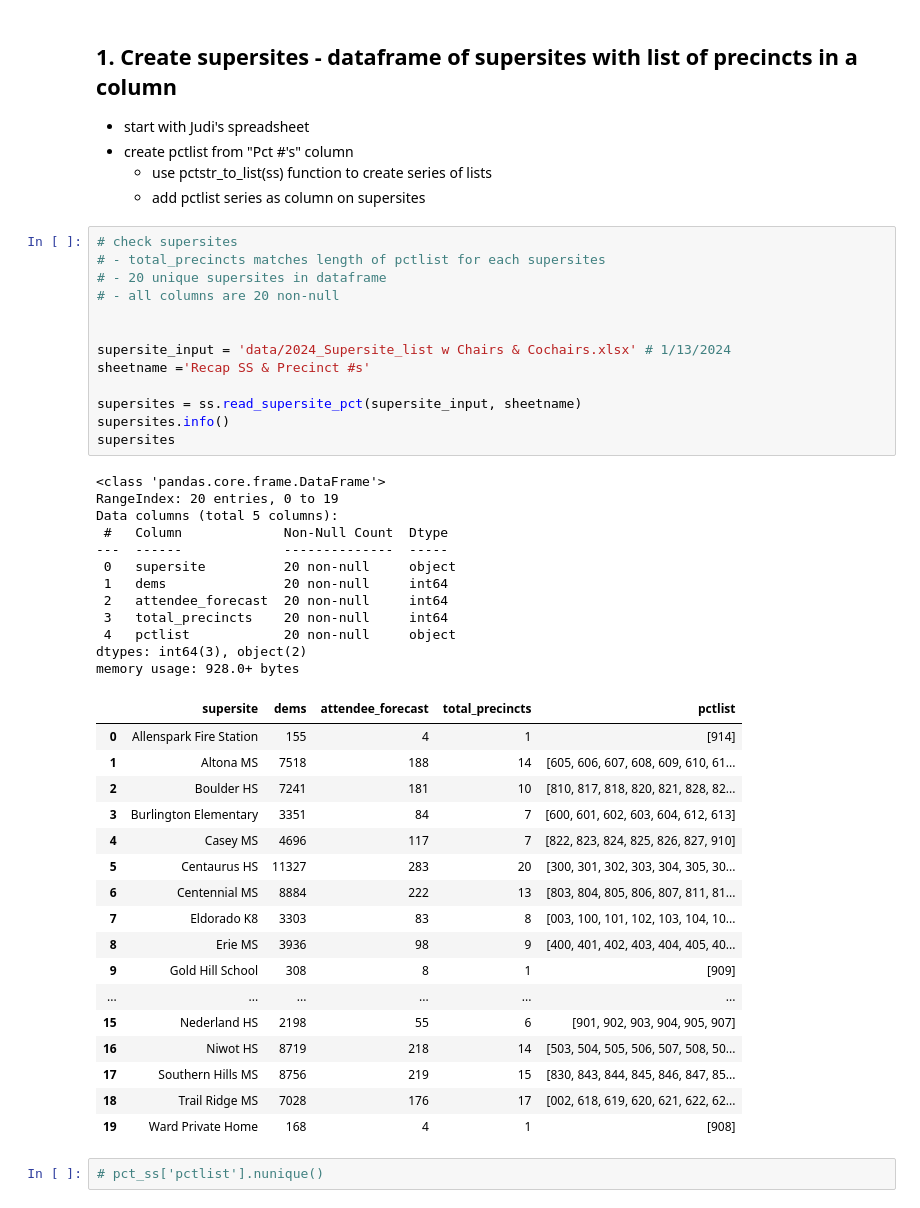
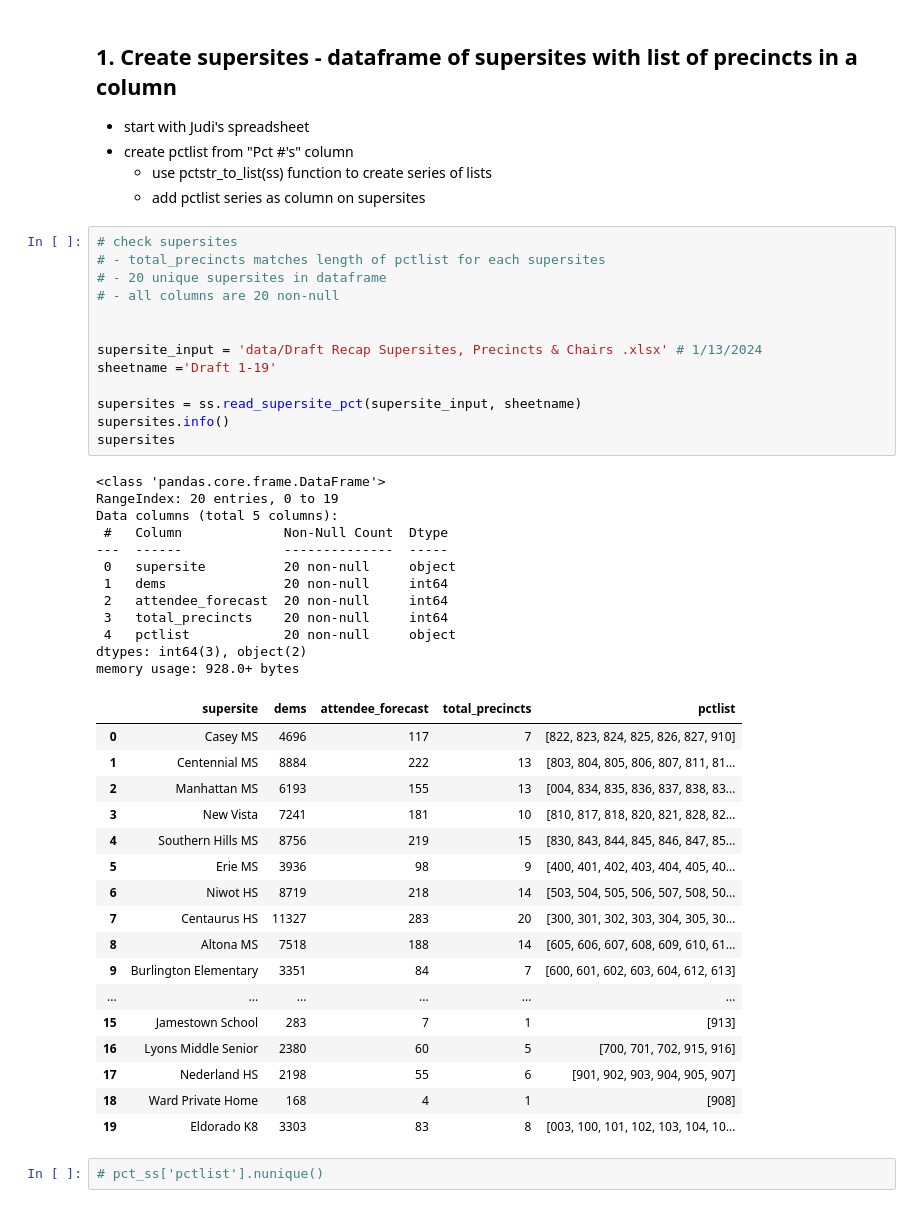
Before and after one commit to bnorikane/supersiteDB, a Jupyter notebook: supersite_pct_geom.ipynb, the cells around one changed output. Saved outputs shown, nothing was run; the diff lists cells and outputs as text.

Commit message:
Update Judi's supersite spreadsheet and save all files

```diff
--- a/supersite_pct_geom.ipynb
+++ b/supersite_pct_geom.ipynb
@@ -68,46 +64,46 @@ import supersites as ss
 # %%
 # check supersites
 # - total_precincts matches length of pctlist for each supersites
 # - 20 unique supersites in dataframe
 # - all columns are 20 non-null
 
 
-supersite_input = 'data/2024_Supersite_list w Chairs & Cochairs.xlsx' # 1/13/2024
-sheetname ='Recap SS & Precinct #s'
+supersite_input = 'data/Draft Recap Supersites, Precincts & Chairs .xlsx' # 1/13/2024
+sheetname ='Draft 1-19'
 
 supersites = ss.read_supersite_pct(supersite_input, sheetname)
 supersites.info()
 supersites
 # %% [output]
 <class 'pandas.core.frame.DataFrame'>
 RangeIndex: 20 entries, 0 to 19
 Data columns (total 5 columns):
  #   Column             Non-Null Count  Dtype
 ---  ------             --------------  -----
  0   supersite          20 non-null     object
  1   dems               20 non-null     int64
  2   attendee_forecast  20 non-null     int64
  3   total_precincts    20 non-null     int64
  4   pctlist            20 non-null     object
 dtypes: int64(3), object(2)
 memory usage: 928.0+ bytes
 |  | supersite | dems | attendee_forecast | total_precincts | pctlist |
-| 0 | Allenspark Fire Station | 155 | 4 | 1 | [914] |
-| 1 | Altona MS | 7518 | 188 | 14 | [605, 606, 607, 608, 609, 610, 61... |
-| 2 | Boulder HS | 7241 | 181 | 10 | [810, 817, 818, 820, 821, 828, 82... |
-| 3 | Burlington Elementary | 3351 | 84 | 7 | [600, 601, 602, 603, 604, 612, 613] |
-| 4 | Casey MS | 4696 | 117 | 7 | [822, 823, 824, 825, 826, 827, 910] |
-| 5 | Centaurus HS | 11327 | 283 | 20 | [300, 301, 302, 303, 304, 305, 30... |
-| 6 | Centennial MS | 8884 | 222 | 13 | [803, 804, 805, 806, 807, 811, 81... |
-| 7 | Eldorado K8 | 3303 | 83 | 8 | [003, 100, 101, 102, 103, 104, 10... |
-| 8 | Erie MS | 3936 | 98 | 9 | [400, 401, 402, 403, 404, 405, 40... |
-| 9 | Gold Hill School | 308 | 8 | 1 | [909] |
+| 0 | Casey MS | 4696 | 117 | 7 | [822, 823, 824, 825, 826, 827, 910] |
+| 1 | Centennial MS | 8884 | 222 | 13 | [803, 804, 805, 806, 807, 811, 81... |
+| 2 | Manhattan MS | 6193 | 155 | 13 | [004, 834, 835, 836, 837, 838, 83... |
+| 3 | New Vista | 7241 | 181 | 10 | [810, 817, 818, 820, 821, 828, 82... |
+| 4 | Southern Hills MS | 8756 | 219 | 15 | [830, 843, 844, 845, 846, 847, 85... |
+| 5 | Erie MS | 3936 | 98 | 9 | [400, 401, 402, 403, 404, 405, 40... |
+| 6 | Niwot HS | 8719 | 218 | 14 | [503, 504, 505, 506, 507, 508, 50... |
+| 7 | Centaurus HS | 11327 | 283 | 20 | [300, 301, 302, 303, 304, 305, 30... |
+| 8 | Altona MS | 7518 | 188 | 14 | [605, 606, 607, 608, 609, 610, 61... |
+| 9 | Burlington Elementary | 3351 | 84 | 7 | [600, 601, 602, 603, 604, 612, 613] |
 | ... | ... | ... | ... | ... | ... |
-| 15 | Nederland HS | 2198 | 55 | 6 | [901, 902, 903, 904, 905, 907] |
-| 16 | Niwot HS | 8719 | 218 | 14 | [503, 504, 505, 506, 507, 508, 50... |
-| 17 | Southern Hills MS | 8756 | 219 | 15 | [830, 843, 844, 845, 846, 847, 85... |
-| 18 | Trail Ridge MS | 7028 | 176 | 17 | [002, 618, 619, 620, 621, 622, 62... |
-| 19 | Ward Private Home | 168 | 4 | 1 | [908] |
+| 15 | Jamestown School | 283 | 7 | 1 | [913] |
+| 16 | Lyons Middle Senior | 2380 | 60 | 5 | [700, 701, 702, 915, 916] |
+| 17 | Nederland HS | 2198 | 55 | 6 | [901, 902, 903, 904, 905, 907] |
+| 18 | Ward Private Home | 168 | 4 | 1 | [908] |
+| 19 | Eldorado K8 | 3303 | 83 | 8 | [003, 100, 101, 102, 103, 104, 10... |
 # %%
 # pct_ss['pctlist'].nunique()
 # %%
```
Also changed, not shown: parts of 9 cells of this notebook, 14 other files.
